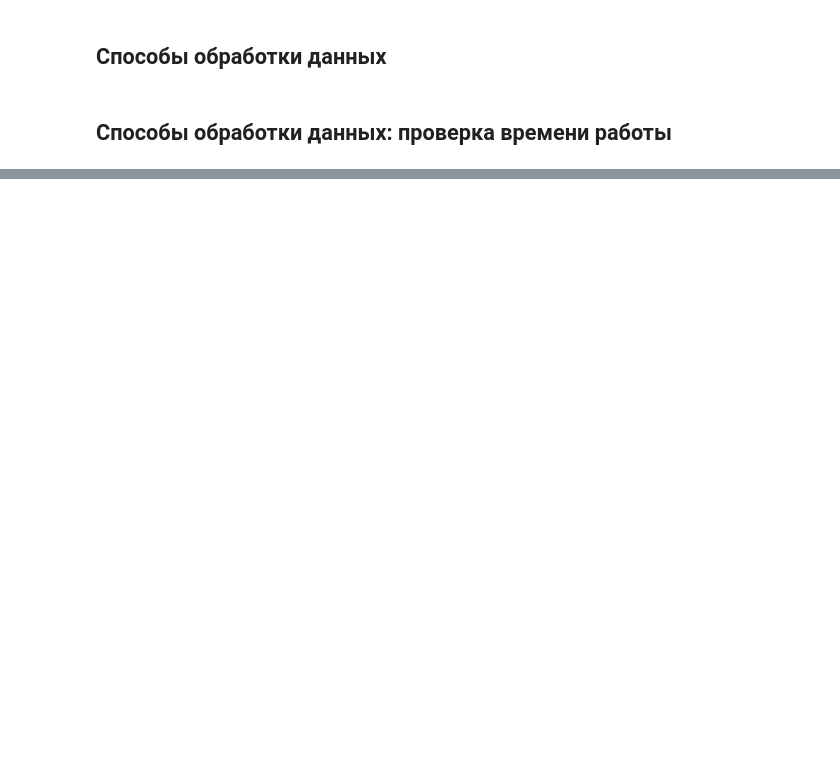
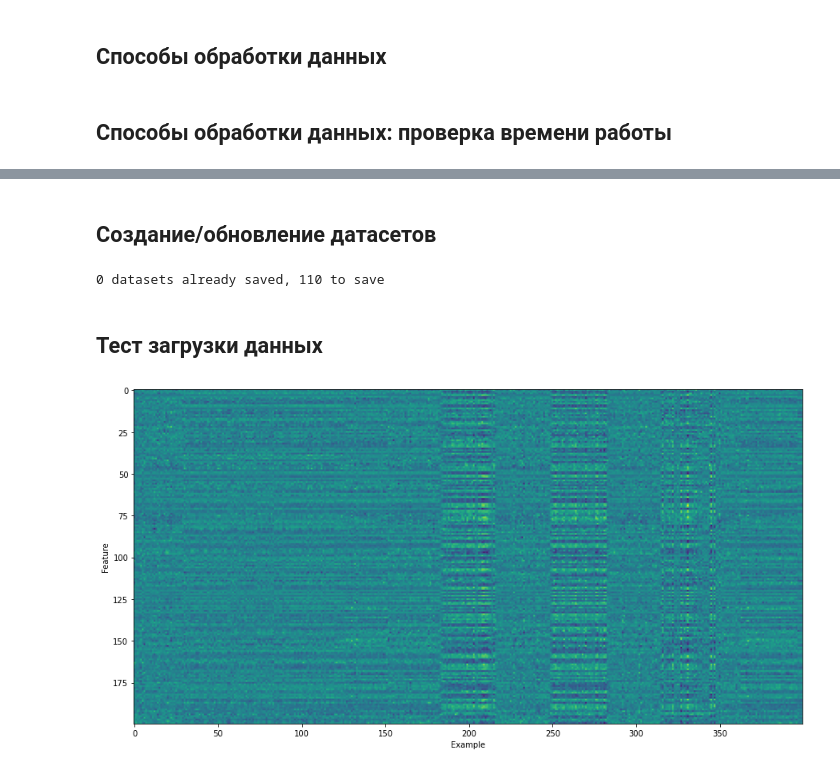
Before and after one commit to sedol1339/voice_score, a Jupyter notebook: search.ipynb, the cells around one changed output, grey strips where cells are left out. Drawn from its saved outputs; the diff is of its cells as text; code cells hidden in the pictures; blank space fills up the shorter version.

```diff
--- a/search.ipynb
+++ b/search.ipynb
@@ -149,0 +152,2 @@ for name, func in data_processing.items():
+# %% [markdown]
+## Создание/обновление датасетов
@@ -149,0 +156,15 @@ for name, func in data_processing.items():
+# %%
+saved_datasets = !gsutil ls gs://oleg-zyablov/misc/VoiceMOS/datasets
+saved_datasets = set(saved_datasets[1:])
+
+def get_filename(src_name, proc_name):
+  return f'{src_name}__{proc_name}.npz'
+
+filenames = set()
+for src_name, src_func in data_sources.items():
+  for proc_name, proc_func in data_processing.items():
+    filenames.add(get_filename(src_name, proc_name))
+datasets_to_save = filenames.difference([x.split('/')[-1] for x in saved_datasets])
+print(f'{len(saved_datasets)} datasets already saved, {len(datasets_to_save)} to save')
+# %% [output]
+0 datasets already saved, 110 to save
@@ -149,0 +185,16 @@ for name, func in data_processing.items():
+# %% [markdown]
+## Тест загрузки данных
+# %%
+filename = 'wave2vec2.feature_extractor.conv_layers.5__mean.npz'
+!wget -q https://storage.googleapis.com/oleg-zyablov/misc/VoiceMOS/datasets/{filename}
+arr = np.load(filename)['arr_0']
+
+from sklearn.preprocessing import StandardScaler
+
+plt.figure(figsize=(15, 15))
+plt.imshow(StandardScaler().fit_transform(arr)[:400, :200].T)
+plt.xlabel('Example')
+plt.ylabel('Feature')
+plt.show()
+# %% [output]
+[figure, added]
```
Also changed, not shown: parts of 6 cells of this notebook.
